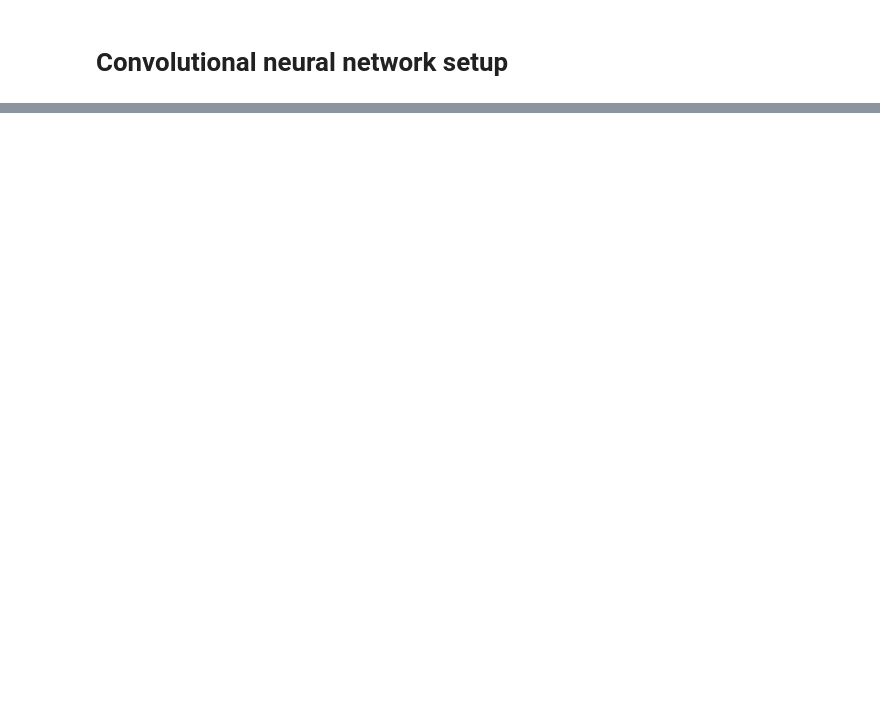
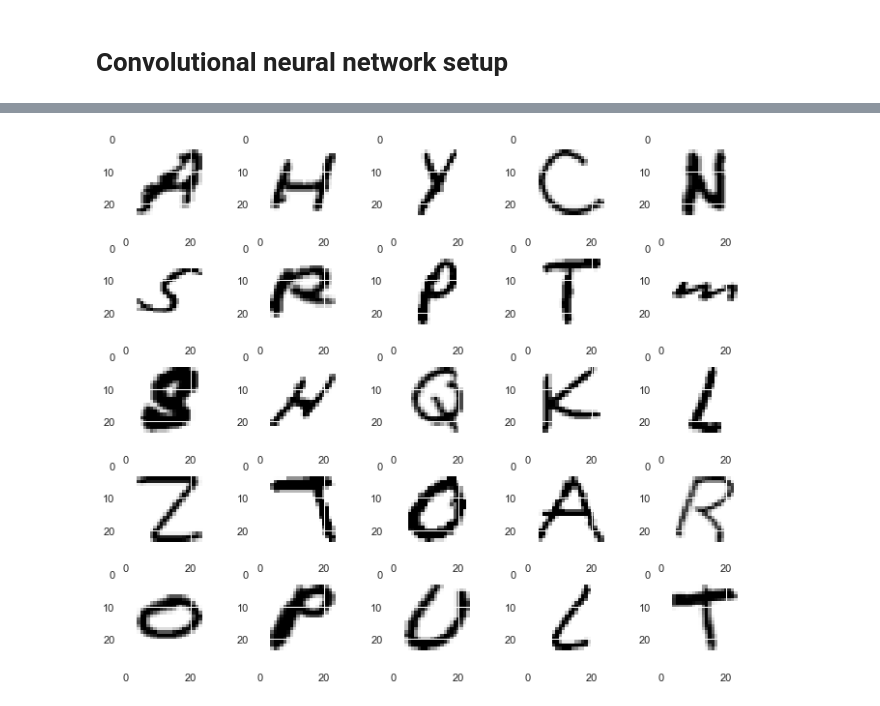
Before and after one commit to Bandabou/CNN-letter-classification, a Jupyter notebook: CNN.ipynb, the cells around one changed output, grey strips where cells are left out. Cells and saved outputs as stored; diff of their text form; code cells hidden in the pictures; blank space fills up the shorter version.

```diff
--- a/CNN.ipynb
+++ b/CNN.ipynb
@@ -39,0 +56,14 @@ y = dataset['label']
+# %%
+##time to inspect the letters
+from sklearn.utils import shuffle
+
+X_shuffle = shuffle(X)
+
+plt.figure(figsize = (12,10))
+row, colums = 5, 5
+for i in range(25):
+    plt.subplot(colums, row, i+1)
+    plt.imshow(X_shuffle.iloc[i].values.reshape(28,28),interpolation='nearest', cmap='Greys')
+plt.show()
+# %% [output]
+[figure, added]
```
Also changed, not shown: parts of 5 cells of this notebook.
